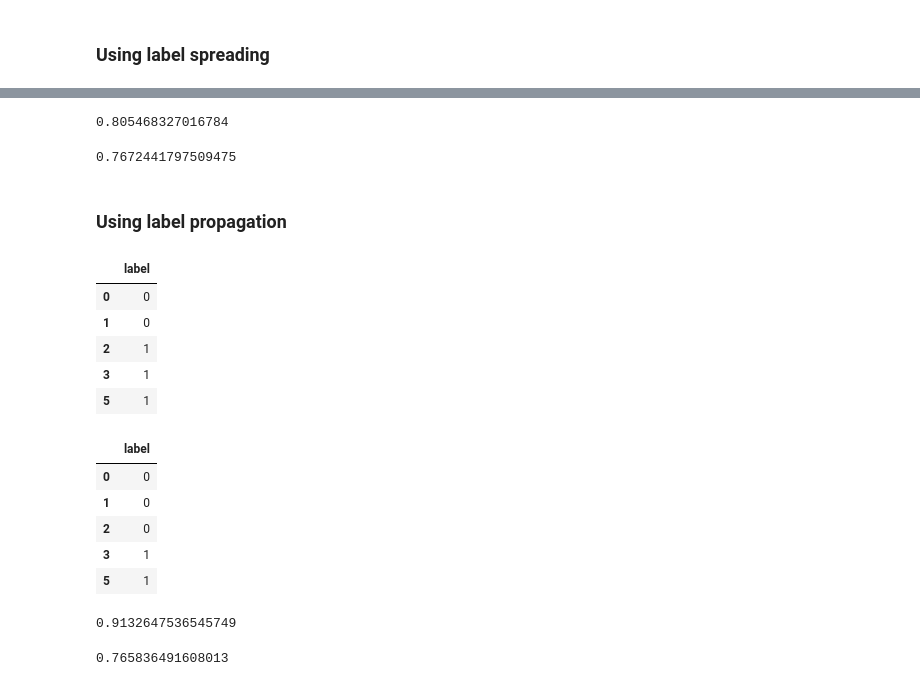
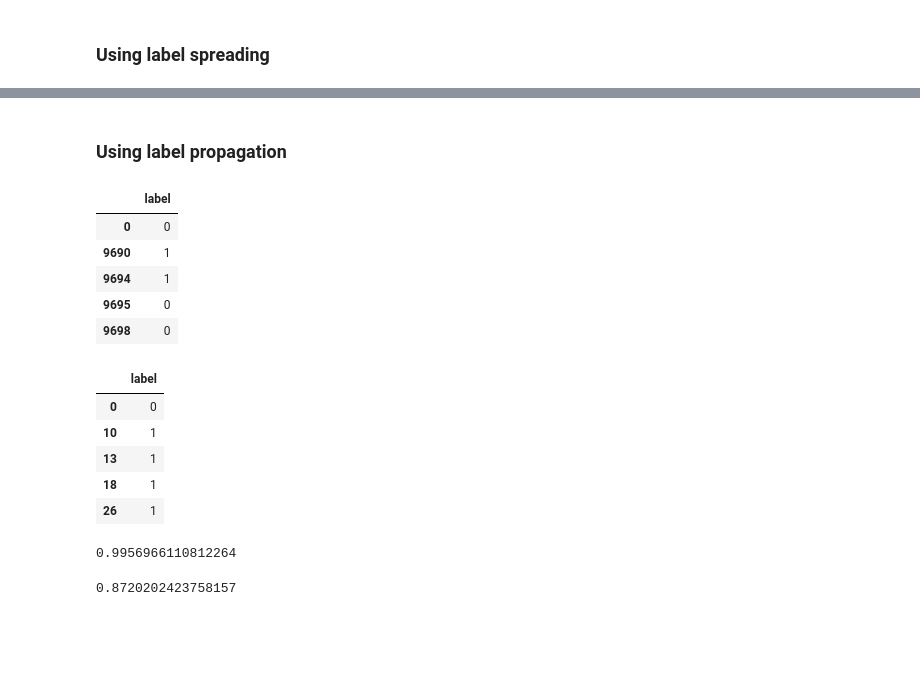
Before and after one commit to davidkml/pgm-polarity, a Jupyter notebook: label-propagation.ipynb, the cells around one changed output, grey strips where cells are left out. Saved outputs shown, nothing was run; the diff lists cells and outputs as text; code cells hidden in the pictures; blank space fills up the shorter version.

```diff
--- a/label-propagation.ipynb
+++ b/label-propagation.ipynb
@@ -241,5 +241,5 @@ rlabels, r_idxs = get_labels_subsample(all_graph, 'random',0.1)
 # %%
-clabels, c_idxs = get_labels_subsample(all_graph, 'centrality',0.1)
+clabels, c_idxs = get_labels_subsample(all_graph, 'centrality',0.9)
 # %%
 clabels[c_idxs[0]]
 # %% [output]
@@ -332,41 +318,44 @@ cleaned_random_spreading_df.head()
 # %%
-accuracy_score(y, cleaned_central_spreading_df.label)
+# accuracy_score(y, cleaned_central_spreading_df.label)
-# %% [output]
-0.805468327016784
 # %%
-accuracy_score(y, cleaned_random_spreading_df.label)
+# accuracy_score(y, cleaned_random_spreading_df.label)
-# %% [output]
-0.7672441797509475
 # %% [markdown]
 ### Using label propagation
 # %%
 central_propagation_df = pd.DataFrame(data=label_propagation_output_labels_central.numpy(), columns=["label"])
-cleaned_central_propagation_df = central_propagation_df.loc[label["label"] != '-']
-cleaned_central_propagation_df.head()
+cleaned_central_propagation_df = central_propagation_df.loc[true_labels["label"] != '-']
+cleaned_central_propagation_df_test = cleaned_central_propagation_df[~cleaned_central_propagation_df.index.isin(c_idxs)]
+
+
+cleaned_central_propagation_df_test.head()
 # %% [output]
 |  | label |
 | 0 | 0 |
-| 1 | 0 |
-| 2 | 1 |
-| 3 | 1 |
-| 5 | 1 |
+| 9690 | 1 |
+| 9694 | 1 |
+| 9695 | 0 |
+| 9698 | 0 |
 # %%
 # remove '-' labels
 random_propagation_df = pd.DataFrame(data=label_propagation_output_labels_random.numpy(), columns=["label"])
-cleaned_random_propagation_df = random_propagation_df.loc[label["label"] != '-']
-cleaned_random_propagation_df.head()
+cleaned_random_propagation_df = random_propagation_df.loc[true_labels["label"] != '-']
+# removee clamped labels
+cleaned_random_propagation_df_test = cleaned_random_propagation_df[~cleaned_random_propagation_df.index.isin(r_idxs)]
+
+
+cleaned_random_propagation_df_test.head()
 # %% [output]
 |  | label |
 | 0 | 0 |
-| 1 | 0 |
-| 2 | 0 |
-| 3 | 1 |
-| 5 | 1 |
+| 10 | 1 |
+| 13 | 1 |
+| 18 | 1 |
+| 26 | 1 |
 # %%
-accuracy_score(y, cleaned_central_propagation_df.label)
+accuracy_score(y_c_test, cleaned_central_propagation_df_test.label)
 # %% [output]
-0.9132647536545749
+0.9956966110812264
 # %%
-accuracy_score(y, cleaned_random_propagation_df.label)
+accuracy_score(y_r_test, cleaned_random_propagation_df_test.label)
 # %% [output]
-0.765836491608013
+0.8720202423758157
```
Also changed, not shown: parts of 12 cells of this notebook, 2 other files.
